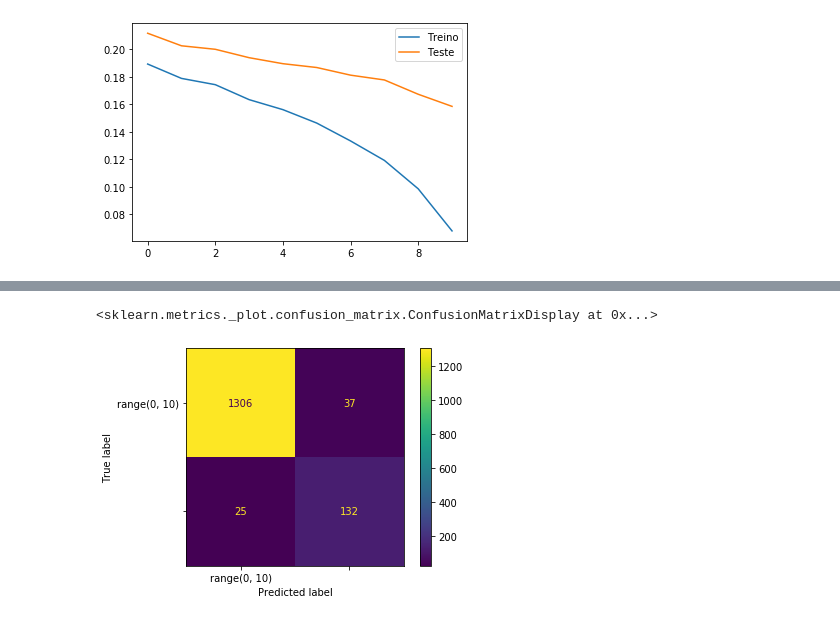
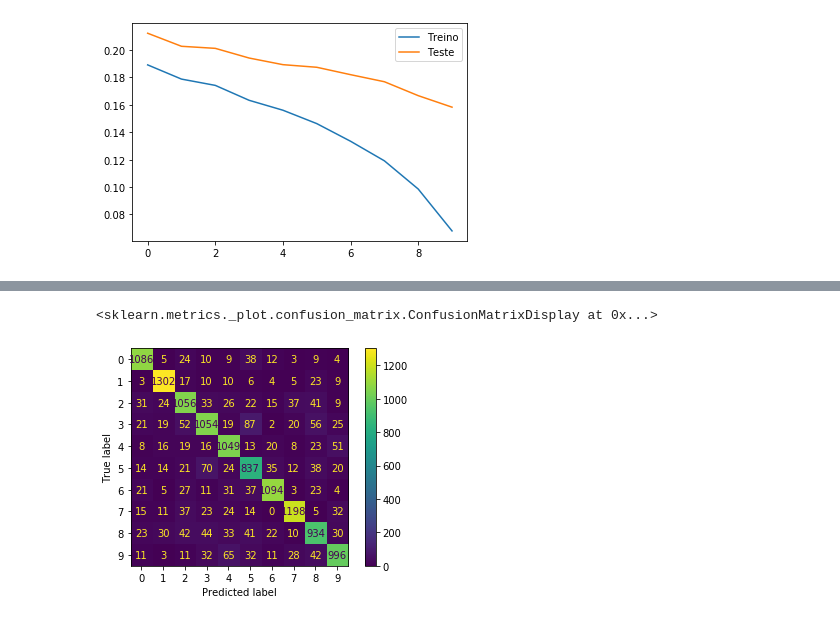
Before and after one commit to AleBark/Data-Mining-Basics, a Jupyter notebook: list_04/ex_04.ipynb, the cells around one changed output, grey strips where cells are left out. Cells and saved outputs as stored; diff of their text form; code cells hidden in the pictures.

Commit message:
lista 04 ex digitos

```diff
--- a/list_04/ex_04.ipynb
+++ b/list_04/ex_04.ipynb
@@ -378,8 +421,6 @@ df.describe()
 # %%
-label = np.array(df['class'])
-df = df.drop(['class'], axis = 1)
+features = np.array(df.drop(['label'], axis =1))
+label = np.array(df['label'])
-# %%
-features = np.array(df)
 # %%
 scaler = MaxAbsScaler()
 scaler.fit(features)
@@ -388,25 +429,17 @@ featuresNormalizadas = scaler.transform(features)
 featuresTreino, featuresTeste, labelTreino, labelTeste = train_test_split(featuresNormalizadas, label, train_size = 0.7, random_state = 42)
 # %%
 listaErroTreino = []
-listaErroTeste =[]
+listaErroTeste = []
 
-for i in range(200,1,-20):
-    # i =Quantos parâmetros ele precisa ver em cada folha,
-    #quanto maior, mais 'overfitting' pode acontecer
-
-    tree = DecisionTreeClassifier(min_samples_split= i)
+for i in range(200, 1, -20):
+    tree = DecisionTreeClassifier(min_samples_split = i)
     tree.fit(featuresTreino, labelTreino)
 
     predicaoTreino = tree.predict(featuresTreino)
-    accTreino = accuracy_score(labelTreino, predicaoTreino)
-    erroTreino = (1 - accTreino)
+    predicaoTeste = tree.predict(featuresTeste)
 
-    predicaoTeste = tree.predict(featuresTeste)
-    accTeste = accuracy_score(labelTeste, predicaoTeste)
-    erroTeste =(1- accTeste)
+    erroTreino =(1 - accuracy_score(predicaoTreino, labelTreino))
+    erroTeste = (1- accuracy_score(predicaoTeste, labelTeste))
 
-    #listaErroTreino.append(predicaoTreino)
+    listaErroTeste.append(erroTeste)
     listaErroTreino.append(erroTreino)
-
-    #listaErroTeste.append(predicaoTeste)
-    listaErroTeste.append(erroTeste)
@@ -438,9 +457,0 @@ DecisionTreeClassifier()
-# %%
-predicaoTeste = tree.predict(featuresTeste)
-
-matrix = confusion_matrix(labelTeste, predicaoTeste)
-
-tpr = matrix[0][0] / matrix[0].sum()
-fnr = matrix[0][1] / matrix[0].sum()
-tnr = matrix[1][1] / matrix[1].sum()
-fpr = matrix[1][0] / matrix[1].sum()
@@ -447,6 +476,6 @@ fpr = matrix[1][0] / matrix[1].sum()
 # %%
-ConfusionMatrixDisplay(confusion_matrix(labelTeste, predicaoTeste), display_labels=[range(0,10)]).plot(values_format= 'd')
+ConfusionMatrixDisplay(confusion_matrix(labelTeste, predicaoTeste), display_labels=range(0,10)).plot()
 # %% [output]
 <sklearn.metrics._plot.confusion_matrix.ConfusionMatrixDisplay at 0x...>
-[figure, old version]
+[figure, new version]
 # %%
```
Also changed, not shown: parts of 24 cells of this notebook.
